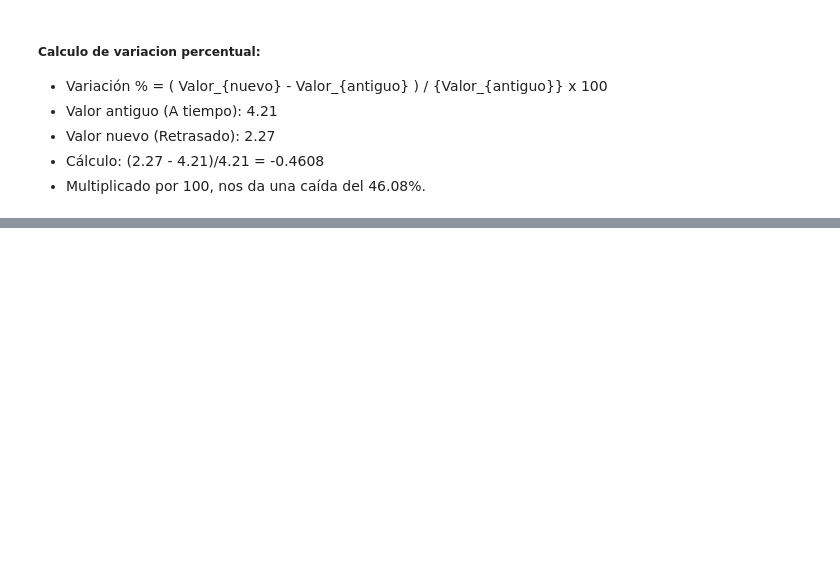
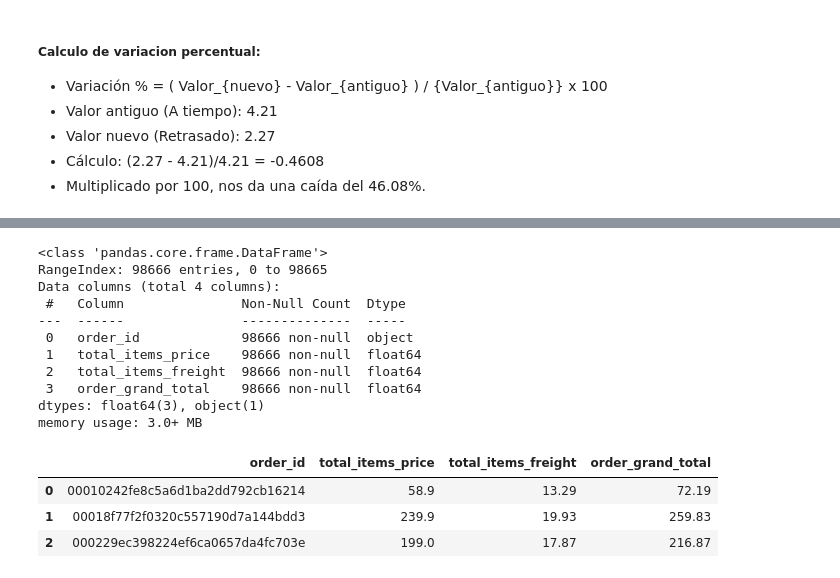
Before and after one commit to marcobustosblas/ecommerce-olist-analysis, a Jupyter notebook: notebooks/05_logistic_and_delivery_analysis.ipynb, the cells around one changed output, grey strips where cells are left out. Saved outputs shown, nothing was run; the diff lists cells and outputs as text; code cells hidden in the pictures; blank space fills up the shorter version.

```diff
--- a/notebooks/05_logistic_and_delivery_analysis.ipynb
+++ b/notebooks/05_logistic_and_delivery_analysis.ipynb
@@ -221,0 +221,25 @@ Implicación Financiera: Una calificación de 2.27 indica que la mayoría de est
+# %%
+# 1. Cargo el dataset que ya tiene los totales por orden (precio y flete)
+order_items_totals = pd.read_csv('../data/processed/order_items_totals.csv')
+
+# la tabla para ver los estados:
+customers = pd.read_csv('../data/processed/customers_cleaned.csv')
+# %%
+order_items_totals.info()
+order_items_totals.head(3)
+# %% [output]
+<class 'pandas.core.frame.DataFrame'>
+RangeIndex: 98666 entries, 0 to 98665
+Data columns (total 4 columns):
+ #   Column               Non-Null Count  Dtype
+---  ------               --------------  -----
+ 0   order_id             98666 non-null  object
+ 1   total_items_price    98666 non-null  float64
+ 2   total_items_freight  98666 non-null  float64
+ 3   order_grand_total    98666 non-null  float64
+dtypes: float64(3), object(1)
+memory usage: 3.0+ MB
+|  | order_id | total_items_price | total_items_freight | order_grand_total |
+| 0 | 00010242fe8c5a6d1ba2dd792cb16214 | 58.9 | 13.29 | 72.19 |
+| 1 | 00018f77f2f0320c557190d7a144bdd3 | 239.9 | 19.93 | 259.83 |
+| 2 | 000229ec398224ef6ca0657da4fc703e | 199.0 | 17.87 | 216.87 |
```
Also changed, not shown: parts of 8 cells of this notebook.
